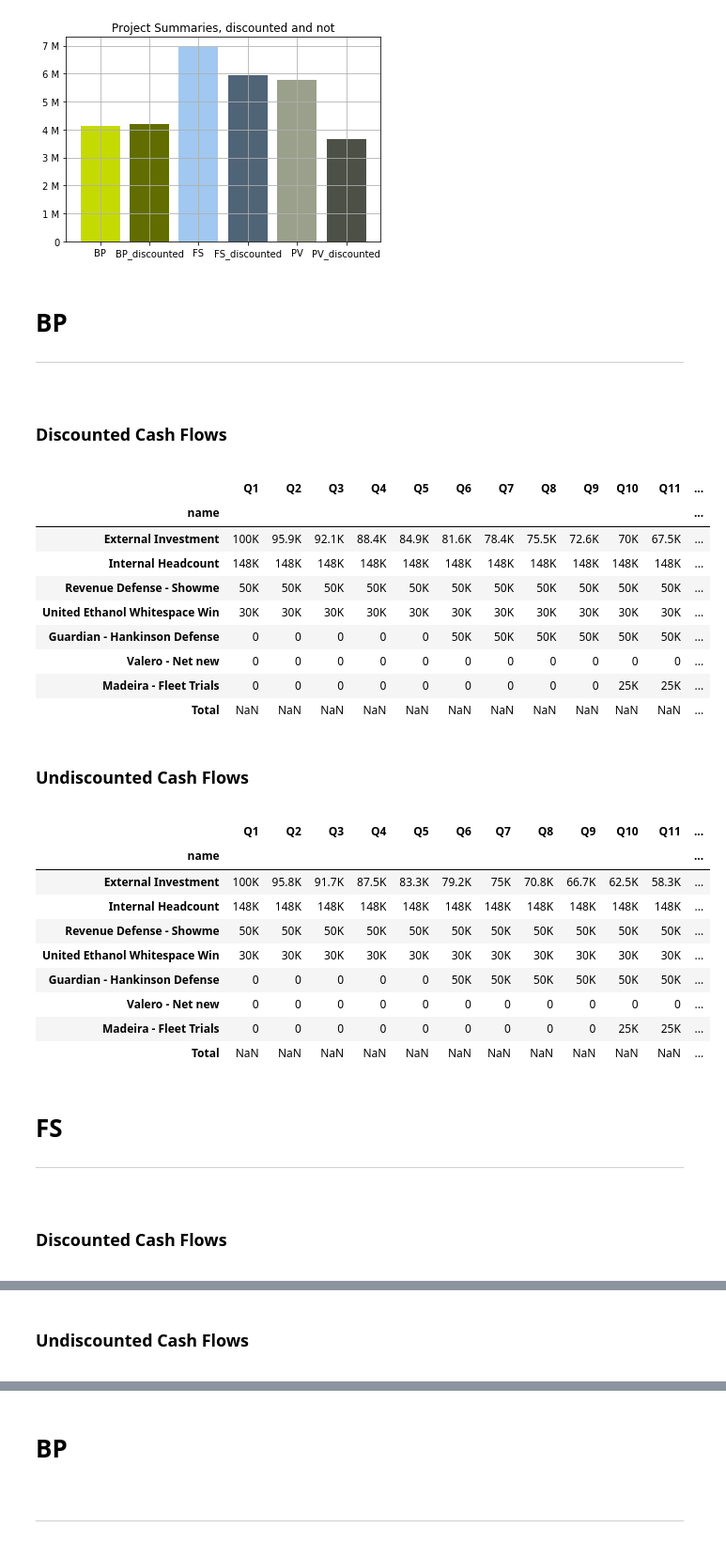
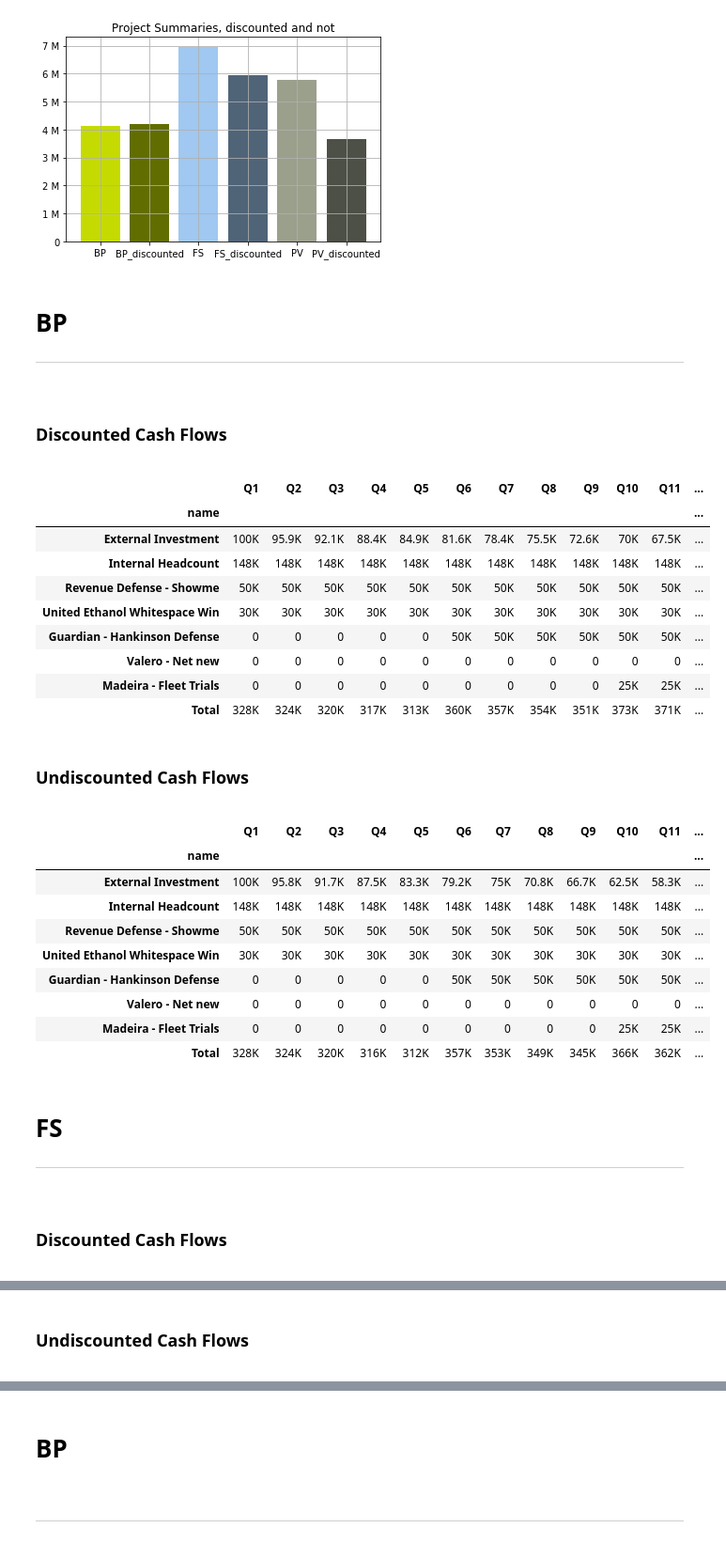
Before and after one commit to ldnelso2/portfolio, a Jupyter notebook: nz_portfolio_dashboard.ipynb, the cells around one changed output, grey strips where cells are left out. Shown at 94% size. Drawn from its saved outputs; the diff is of its cells as text; code cells hidden in the pictures.

```diff
--- a/nz_portfolio_dashboard.ipynb
+++ b/nz_portfolio_dashboard.ipynb
@@ -154,29 +154,30 @@ ax.grid(True)
 # %%
 def display_dataframe(df, title):
     display(HTML(f'<div><h3>{title}</h3></div>'))
     df.loc["Total"] = df.sum(numeric_only=True)
+    df = df.apply(currency_fmt_to_cols(quarter_labels))
     cleaned = df.drop(['project', 'discounted'], axis=1)
     display(cleaned)
 
 
 for project_id in cf_df['project'].unique():
     display(HTML(f'<div><h1>{project_id}</h1><hr /></div>'))
     ndf = cf_df[cf_df['project'] == project_id].set_index('name')
-    display_dataframe(ndf[ndf['discounted']].copy()), "Discounted Cash Flows")
-    display_dataframe(ndf[ndf['discounted'] == False].copy().apply(currency_fmt_to_cols(quarter_labels)), "Undiscounted Cash Flows")
+    display_dataframe(ndf[ndf['discounted']].copy(), "Discounted Cash Flows")
+    display_dataframe(ndf[ndf['discounted'] == False].copy(), "Undiscounted Cash Flows")
 # %% [output]
 BP
 Discounted Cash Flows
 |  | Q1 | Q2 | Q3 | Q4 | Q5 | Q6 | Q7 | Q8 | Q9 | Q10 | Q11 | ... |
 | name |  |  |  |  |  |  |  |  |  |  |  | ... |
 | External Investment | 100K | 95.9K | 92.1K | 88.4K | 84.9K | 81.6K | 78.4K | 75.5K | 72.6K | 70K | 67.5K | ... |
 | Internal Headcount | 148K | 148K | 148K | 148K | 148K | 148K | 148K | 148K | 148K | 148K | 148K | ... |
 | Revenue Defense - Showme | 50K | 50K | 50K | 50K | 50K | 50K | 50K | 50K | 50K | 50K | 50K | ... |
 | United Ethanol Whitespace Win | 30K | 30K | 30K | 30K | 30K | 30K | 30K | 30K | 30K | 30K | 30K | ... |
 | Guardian - Hankinson Defense | 0 | 0 | 0 | 0 | 0 | 50K | 50K | 50K | 50K | 50K | 50K | ... |
 | Valero - Net new | 0 | 0 | 0 | 0 | 0 | 0 | 0 | 0 | 0 | 0 | 0 | ... |
 | Madeira - Fleet Trials | 0 | 0 | 0 | 0 | 0 | 0 | 0 | 0 | 0 | 25K | 25K | ... |
-| Total | NaN | NaN | NaN | NaN | NaN | NaN | NaN | NaN | NaN | NaN | NaN | ... |
+| Total | 328K | 324K | 320K | 317K | 313K | 360K | 357K | 354K | 351K | 373K | 371K | ... |
 Undiscounted Cash Flows
 |  | Q1 | Q2 | Q3 | Q4 | Q5 | Q6 | Q7 | Q8 | Q9 | Q10 | Q11 | ... |
 | name |  |  |  |  |  |  |  |  |  |  |  | ... |
@@ -187,7 +188,7 @@ Undiscounted Cash Flows
 | Guardian - Hankinson Defense | 0 | 0 | 0 | 0 | 0 | 50K | 50K | 50K | 50K | 50K | 50K | ... |
 | Valero - Net new | 0 | 0 | 0 | 0 | 0 | 0 | 0 | 0 | 0 | 0 | 0 | ... |
 | Madeira - Fleet Trials | 0 | 0 | 0 | 0 | 0 | 0 | 0 | 0 | 0 | 25K | 25K | ... |
-| Total | NaN | NaN | NaN | NaN | NaN | NaN | NaN | NaN | NaN | NaN | NaN | ... |
+| Total | 328K | 324K | 320K | 316K | 312K | 357K | 353K | 349K | 345K | 366K | 362K | ... |
 FS
 Discounted Cash Flows
 |  | Q1 | Q2 | Q3 | Q4 | Q5 | Q6 | Q7 | Q8 | Q9 | Q10 | Q11 | ... |
```
Also changed, not shown: parts of 1 cell of this notebook.
